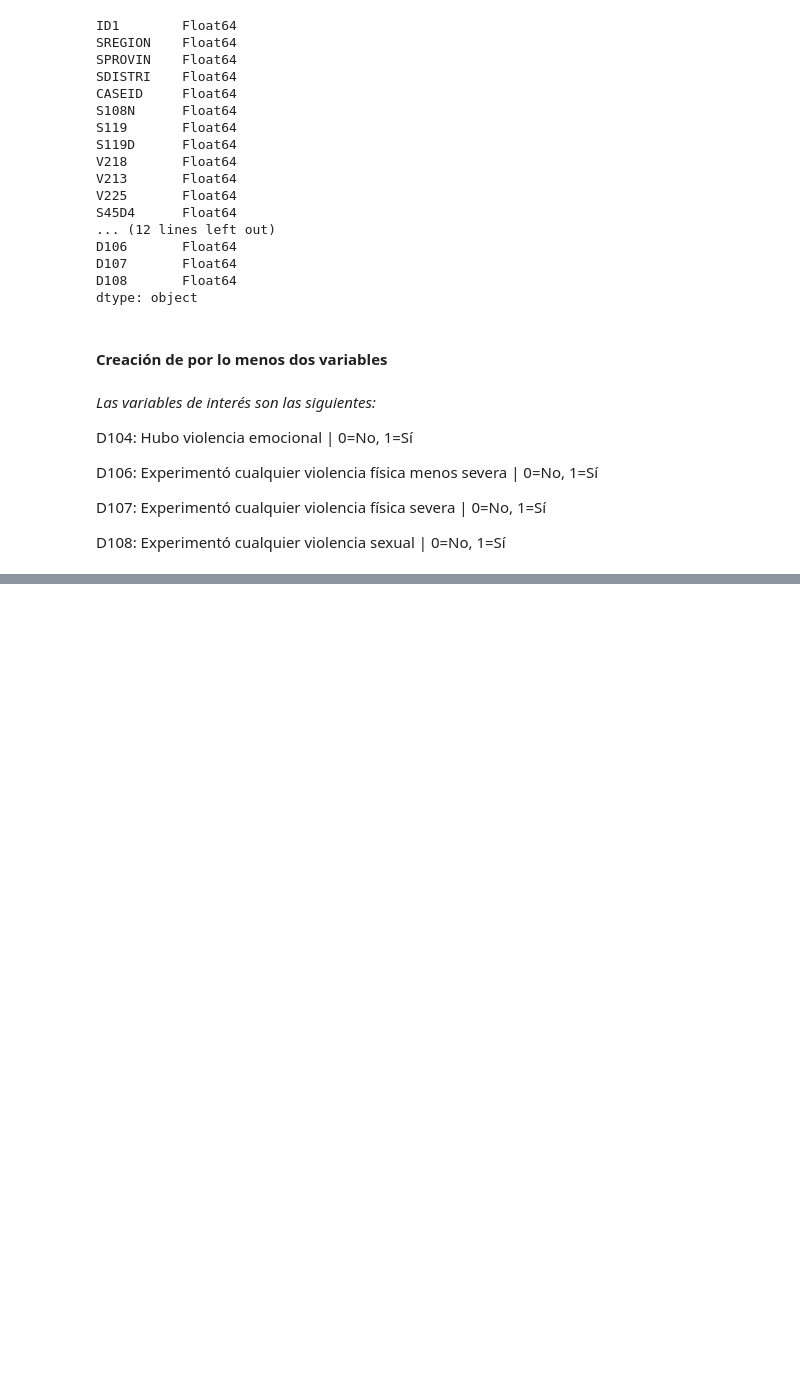
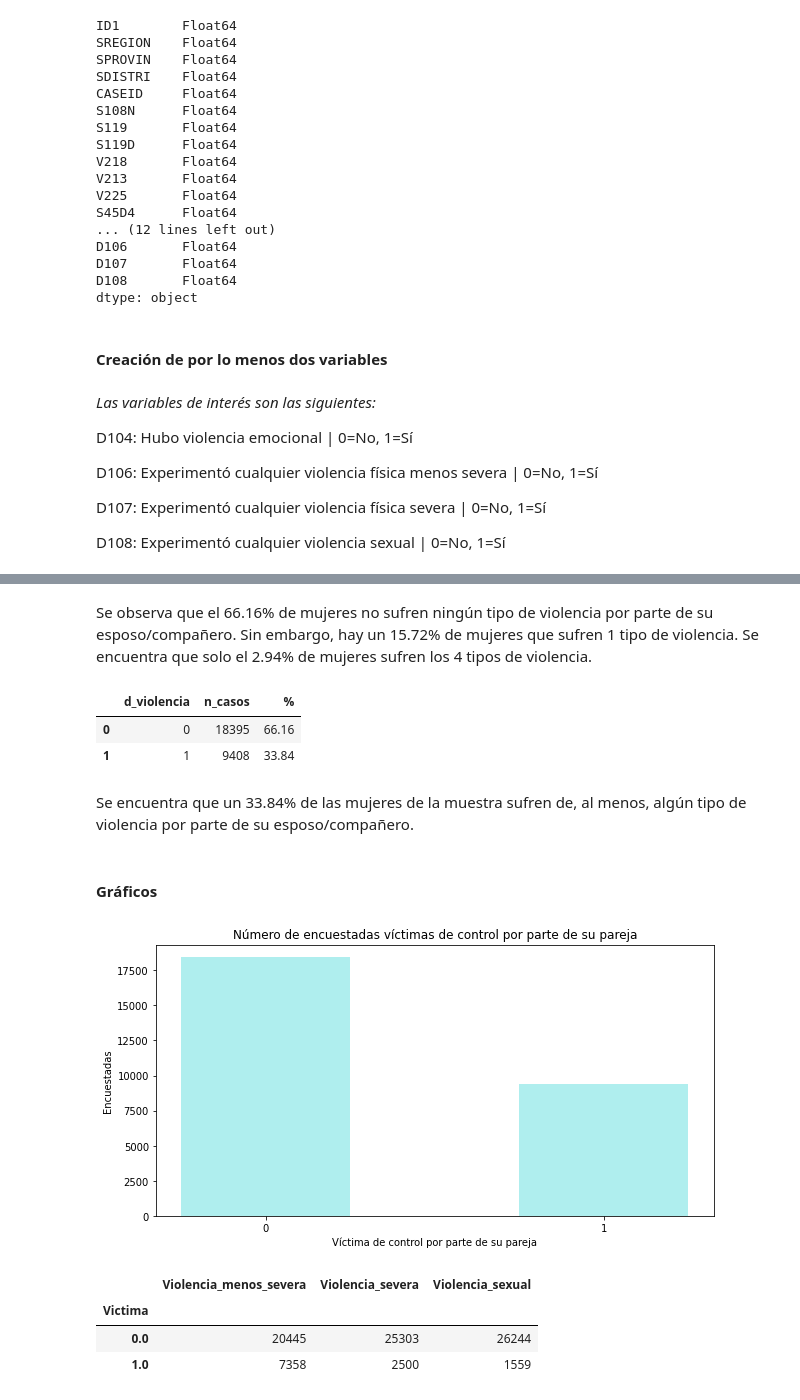
Before and after one commit to SandraMartinezGutierrez/trabajo_final, a Jupyter notebook: trabajo.ipynb, the cells around one changed output, grey strips where cells are left out. Drawn from its saved outputs; the diff is of its cells as text; code cells hidden in the pictures; blank space fills up the shorter version.

```diff
--- a/trabajo.ipynb
+++ b/trabajo.ipynb
@@ -200,0 +205,32 @@ Name: y, dtype: Int64
+# %% [markdown]
+Se observa que el 66.16% de mujeres no sufren ningún tipo de violencia por parte de su esposo/compañero. Sin embargo, hay un 15.72% de mujeres que sufren 1 tipo de violencia. Se encuentra que solo el 2.94% de mujeres sufren los 4 tipos de violencia.
+# %%
+tab2 = data_final['y'].value_counts().to_frame().reset_index()
+tab2.rename(columns = {'index':'d_violencia', 'y':'n_casos'}, inplace = True)
+tab2['d_violencia'] = tab2['d_violencia'].astype(int)
+
+tab2['%'] = round( (tab2['n_casos']/sum(tab2.n_casos))*100 , 2)
+tab2
+# %% [output]
+|  | d_violencia | n_casos | % |
+| 0 | 0 | 18395 | 66.16 |
+| 1 | 1 | 9408 | 33.84 |
+# %% [markdown]
+Se encuentra que un 33.84% de las mujeres de la muestra sufren de, al menos, algún tipo de violencia por parte de su esposo/compañero.
+# %% [markdown]
+#### Gráficos
+# %%
+tab_plot=tab2.rename(columns = {'d_violencia':'Victima_control_pareja', 'n_casos':'Total'})
+tab_plot['Victima_control_pareja'] = tab_plot.Victima_control_pareja.astype(str)
+
+
+fig = plt.figure(figsize = (10, 5))
+#  Bar plot
+plt.bar(tab_plot['Victima_control_pareja'], tab_plot['Total'], color ='paleturquoise',
+        width = 0.5)
+plt.xlabel("Víctima de control por parte de su pareja")
+plt.ylabel("Encuestadas")
+plt.title("Número de encuestadas víctimas de control por parte de su pareja")
+plt.show()
+# %% [output]
+[figure, added]
@@ -200,0 +255,7 @@ Name: y, dtype: Int64
+# %%
+tab_plot
+# %% [output]
+|  | Violencia_menos_severa | Violencia_severa | Violencia_sexual |
+| Victima |  |  |  |
+| 0.0 | 20445 | 25303 | 26244 |
+| 1.0 | 7358 | 2500 | 1559 |
```
Also changed, not shown: parts of 8 cells of this notebook.
